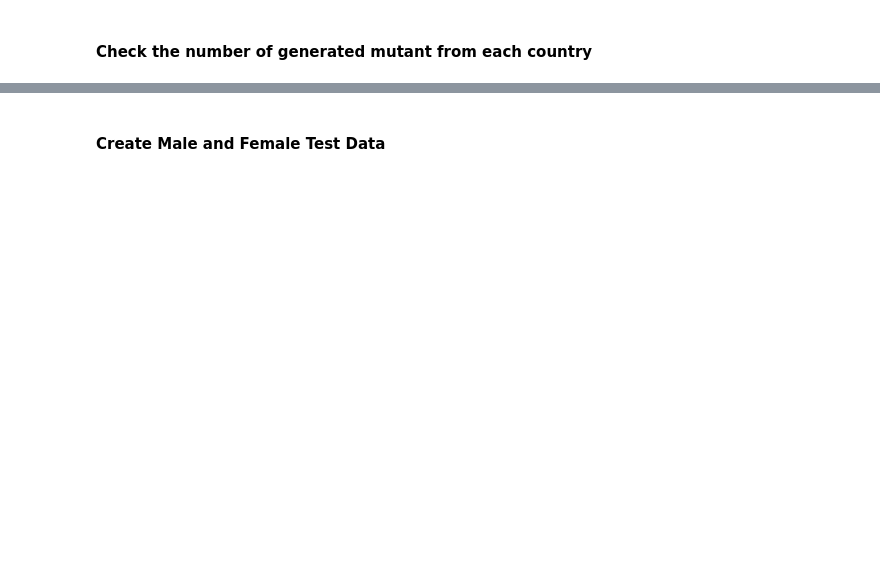
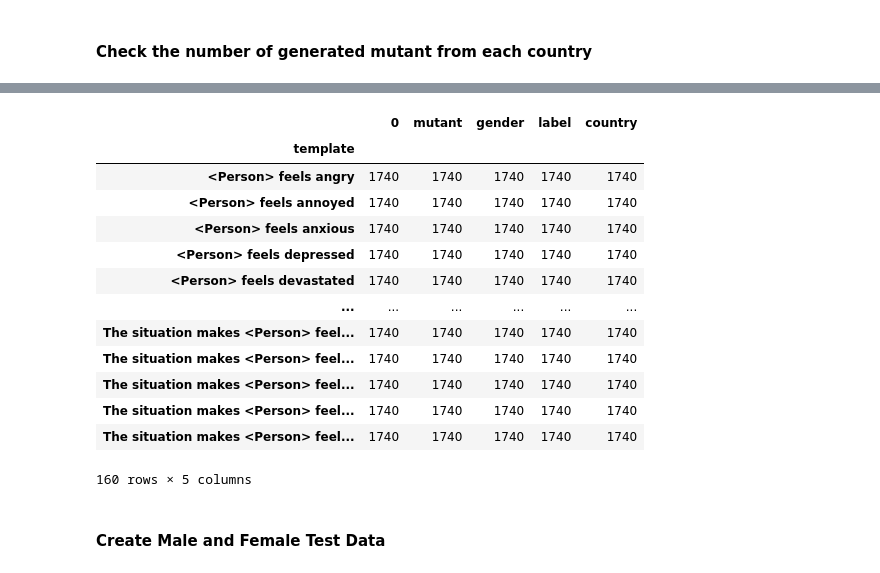
Before and after one commit to soarsmu/BiasFinder, a Jupyter notebook: codes/mutant-generation-using-EEC-template.ipynb, the cells around one changed output, grey strips where cells are left out. Saved outputs shown, nothing was run; the diff lists cells and outputs as text; code cells hidden in the pictures; blank space fills up the shorter version.

```diff
--- a/codes/mutant-generation-using-EEC-template.ipynb
+++ b/codes/mutant-generation-using-EEC-template.ipynb
@@ -275,3 +256,20 @@ df.groupby("country").count()
+# %%
+df.groupby("template").count()
+# %% [output]
+|  | 0 | mutant | gender | label | country |
+| template |  |  |  |  |  |
+| <Person> feels angry | 1740 | 1740 | 1740 | 1740 | 1740 |
+| <Person> feels annoyed | 1740 | 1740 | 1740 | 1740 | 1740 |
+| <Person> feels anxious | 1740 | 1740 | 1740 | 1740 | 1740 |
+| <Person> feels depressed | 1740 | 1740 | 1740 | 1740 | 1740 |
+| <Person> feels devastated | 1740 | 1740 | 1740 | 1740 | 1740 |
+| ... | ... | ... | ... | ... | ... |
+| The situation makes <Person> feel... | 1740 | 1740 | 1740 | 1740 | 1740 |
+| The situation makes <Person> feel... | 1740 | 1740 | 1740 | 1740 | 1740 |
+| The situation makes <Person> feel... | 1740 | 1740 | 1740 | 1740 | 1740 |
+| The situation makes <Person> feel... | 1740 | 1740 | 1740 | 1740 | 1740 |
+| The situation makes <Person> feel... | 1740 | 1740 | 1740 | 1740 | 1740 |
+160 rows × 5 columns
 # %%
 df.to_csv("../data/gc_mutant/data.csv")
 # %% [markdown]
```
Also changed, not shown: parts of 6 cells of this notebook.
